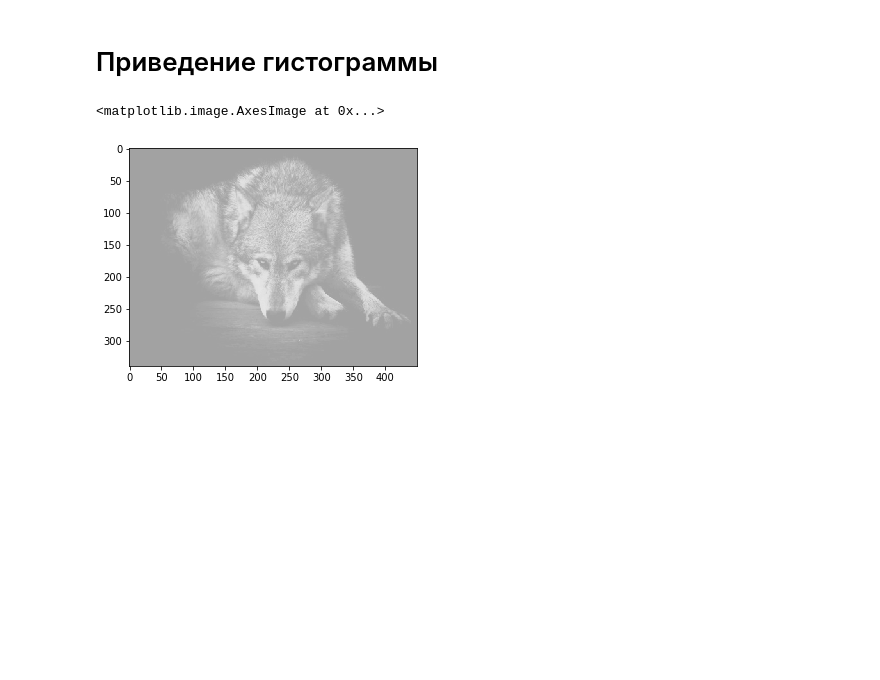
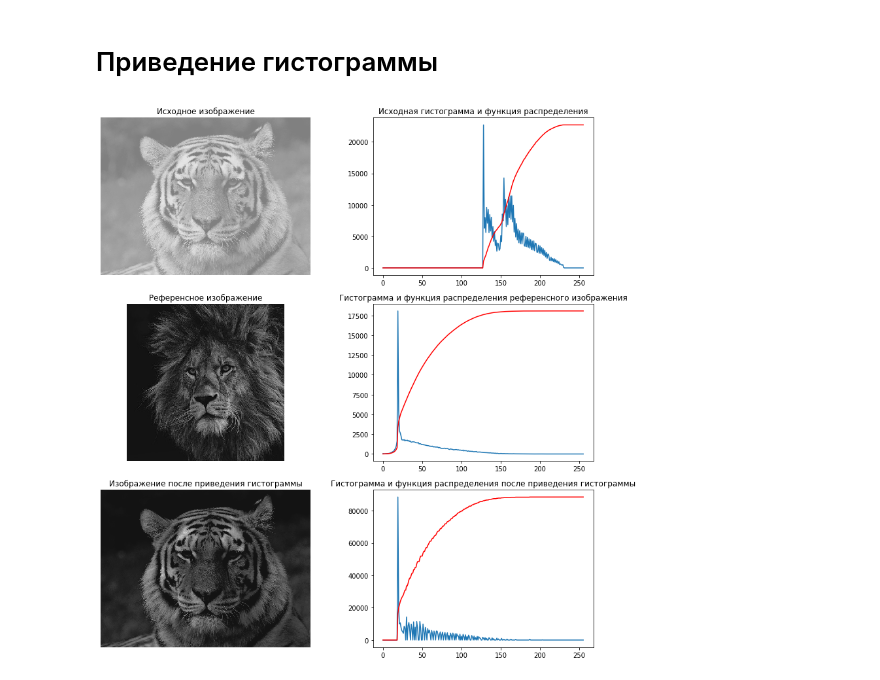
Before and after one commit to vaddya/computer-graphics, a Jupyter notebook: lab1/lab1.ipynb, the cells around one changed output. Saved outputs shown, nothing was run; the diff lists cells and outputs as text; code cells hidden in the pictures; blank space fills up the shorter version.

Commit message:
add images and finish notebook

```diff
--- a/lab1/lab1.ipynb
+++ b/lab1/lab1.ipynb
@@ -201,7 +201,7 @@ plot_equalize(wolf, 'wolf')
 # %% [markdown]
 # Приведение гистограммы
 # %%
-def histogram_match(img, ref):
+def match_histogram(img, ref):
     res = img.copy()
 
     img_hist = my_hist(img)
@@ -234,5 +231,0 @@ a = histogram_match(wolf, tiger)
-# %%
-plt.imshow(a, cmap='gray', vmin=0, vmax=K)
-# %% [output]
-<matplotlib.image.AxesImage at 0x...>
-[figure, removed]
@@ -238,0 +276,4 @@ plt.imshow(a, cmap='gray', vmin=0, vmax=K)
+# %%
+plot_histogram_match(tiger, lion, 'tiger_lion')
+# %% [output]
+[figure, added]
```
Also changed, not shown: parts of 3 cells of this notebook, 16 other files.
